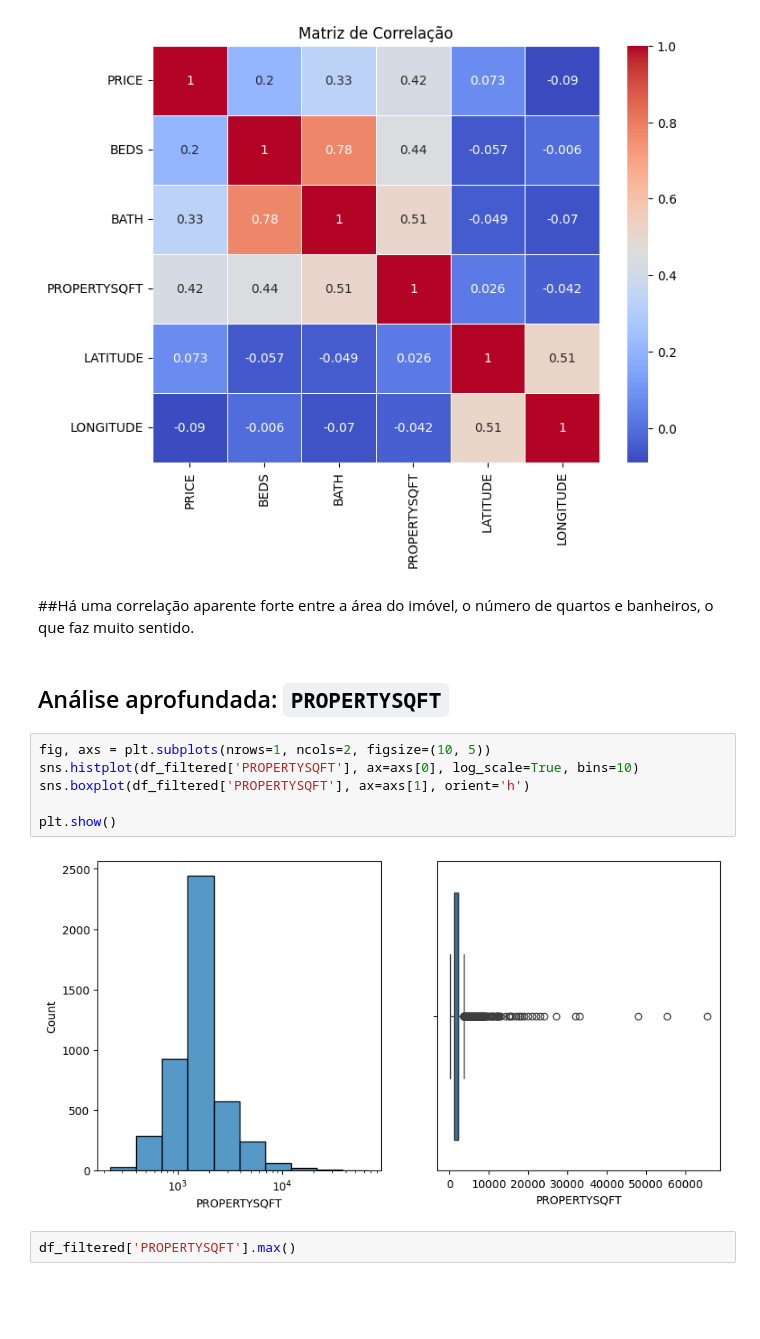
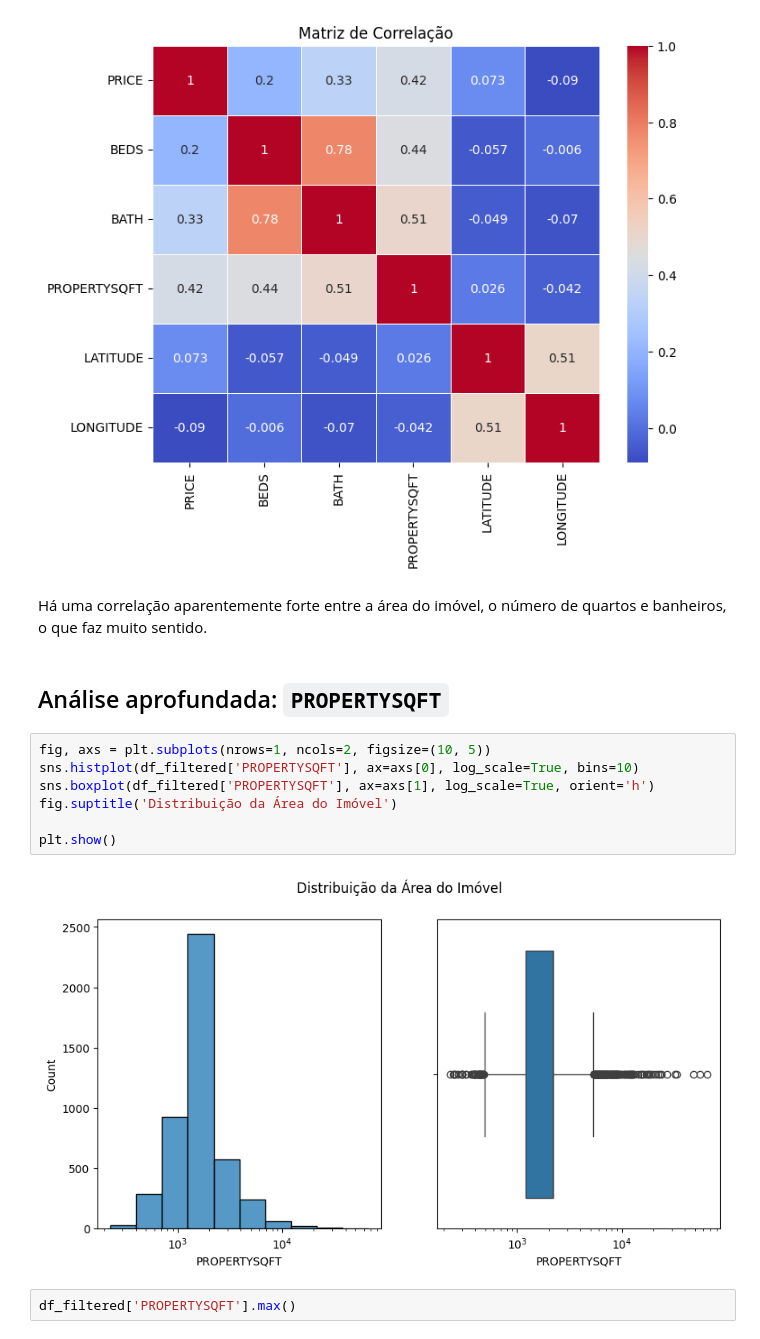
Before and after one commit to RenanYMartins/ADD-Trabalho1, a Jupyter notebook: Mercado_Imobiliário_de_Nova_York.ipynb, the cells around one changed output. Cells and saved outputs as stored; diff of their text form; blank space fills up the shorter version.

```diff
--- a/Mercado_Imobiliário_de_Nova_York.ipynb
+++ b/Mercado_Imobiliário_de_Nova_York.ipynb
@@ -274,17 +274,18 @@ plt.show()
 # %% [output]
 [figure]
 # %% [markdown]
-##Há uma correlação aparente forte entre a área do imóvel, o número de quartos e banheiros, o que faz muito sentido.
+Há uma correlação aparentemente forte entre a área do imóvel, o número de quartos e banheiros, o que faz muito sentido.
 # %% [markdown]
 ## Análise aprofundada: `PROPERTYSQFT`
 # %%
 fig, axs = plt.subplots(nrows=1, ncols=2, figsize=(10, 5))
 sns.histplot(df_filtered['PROPERTYSQFT'], ax=axs[0], log_scale=True, bins=10)
-sns.boxplot(df_filtered['PROPERTYSQFT'], ax=axs[1], orient='h')
+sns.boxplot(df_filtered['PROPERTYSQFT'], ax=axs[1], log_scale=True, orient='h')
+fig.suptitle('Distribuição da Área do Imóvel')
 
 plt.show()
 # %% [output]
-[figure, old version]
+[figure, new version]
 # %%
 df_filtered['PROPERTYSQFT'].max()
 # %% [output]
```
Also changed, not shown: parts of 34 cells of this notebook.
